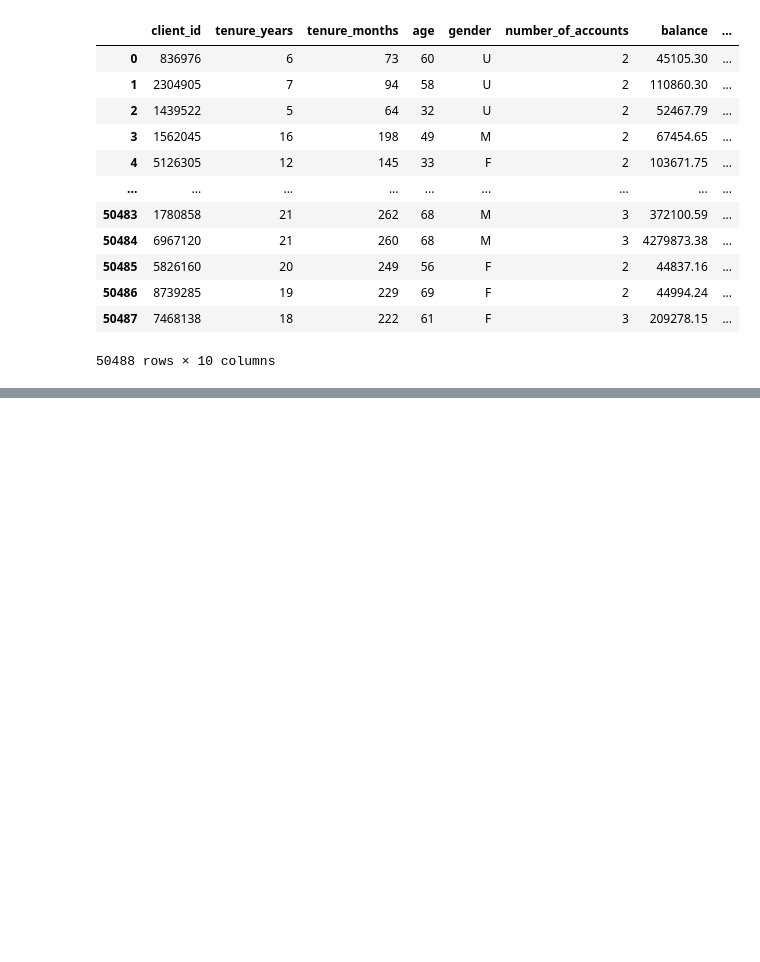
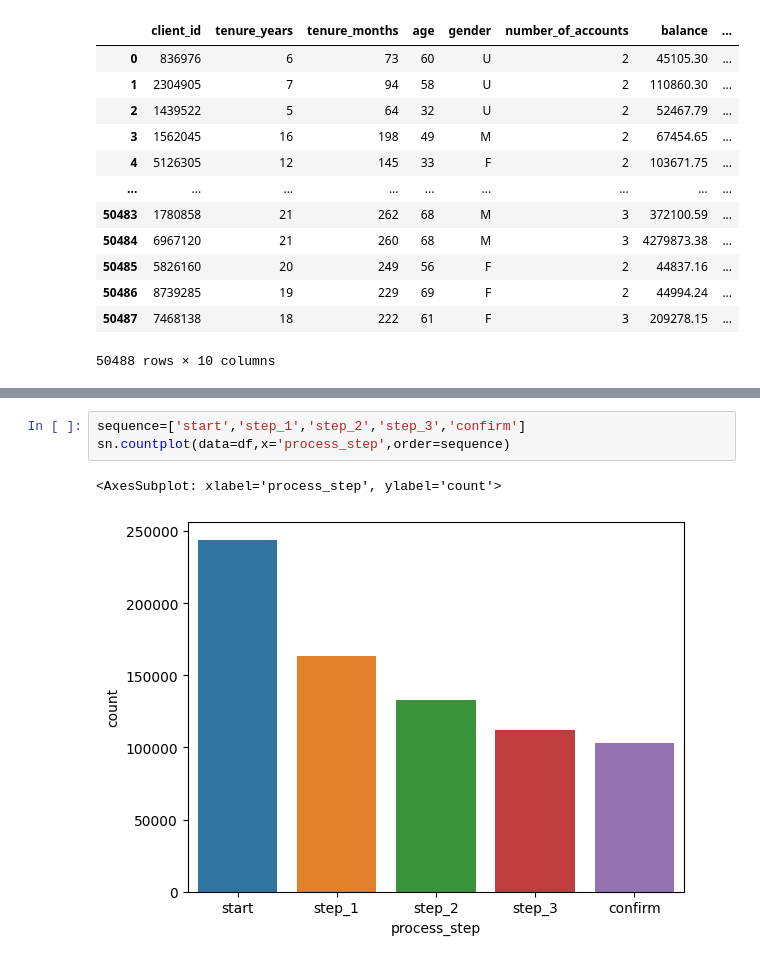
Before and after one commit to vijayendra-k/AB-Testing, a Jupyter notebook: AB-Testing.ipynb, the cells around one changed output, grey strips where cells are left out. Drawn from its saved outputs; the diff is of its cells as text; blank space fills up the shorter version.

```diff
--- a/AB-Testing.ipynb
+++ b/AB-Testing.ipynb
@@ -508,0 +549,6 @@ for i in ['tenure_months','age','balance']:
+# %%
+sequence=['start','step_1','step_2','step_3','confirm']
+sn.countplot(data=df,x='process_step',order=sequence)
+# %% [output]
+<AxesSubplot: xlabel='process_step', ylabel='count'>
+[figure, added]
```
Also changed, not shown: parts of 13 cells of this notebook.
